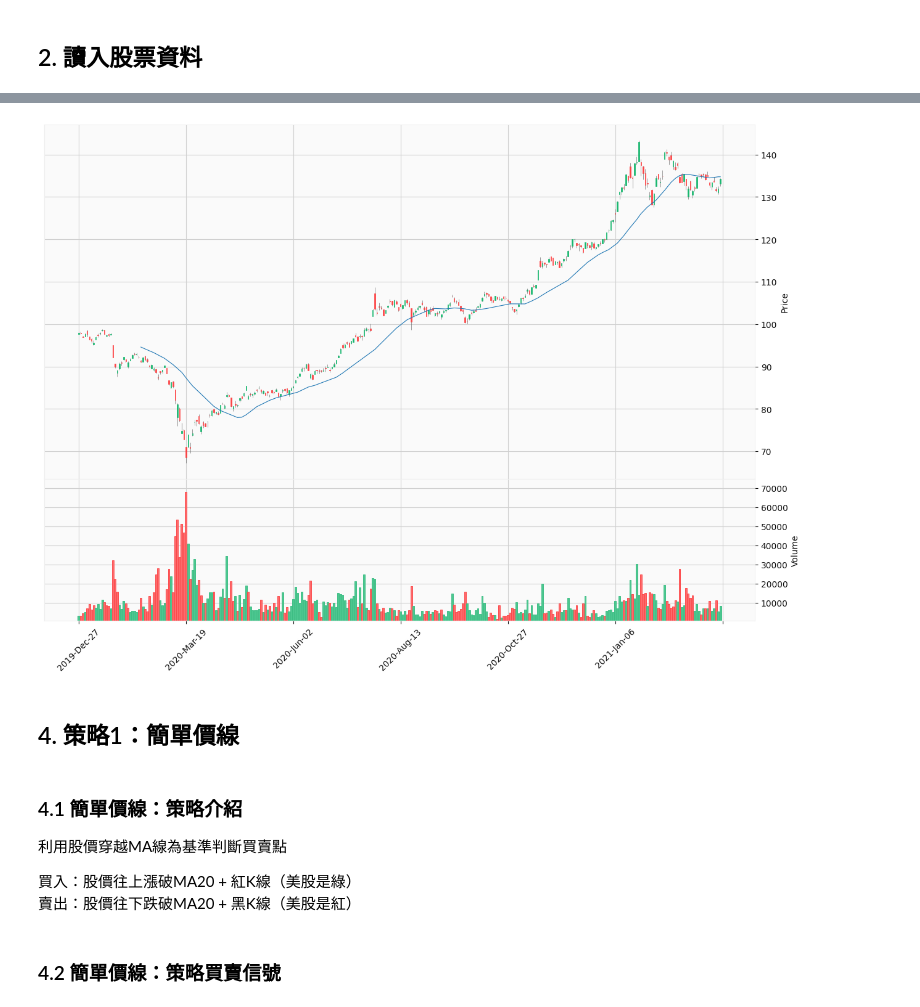
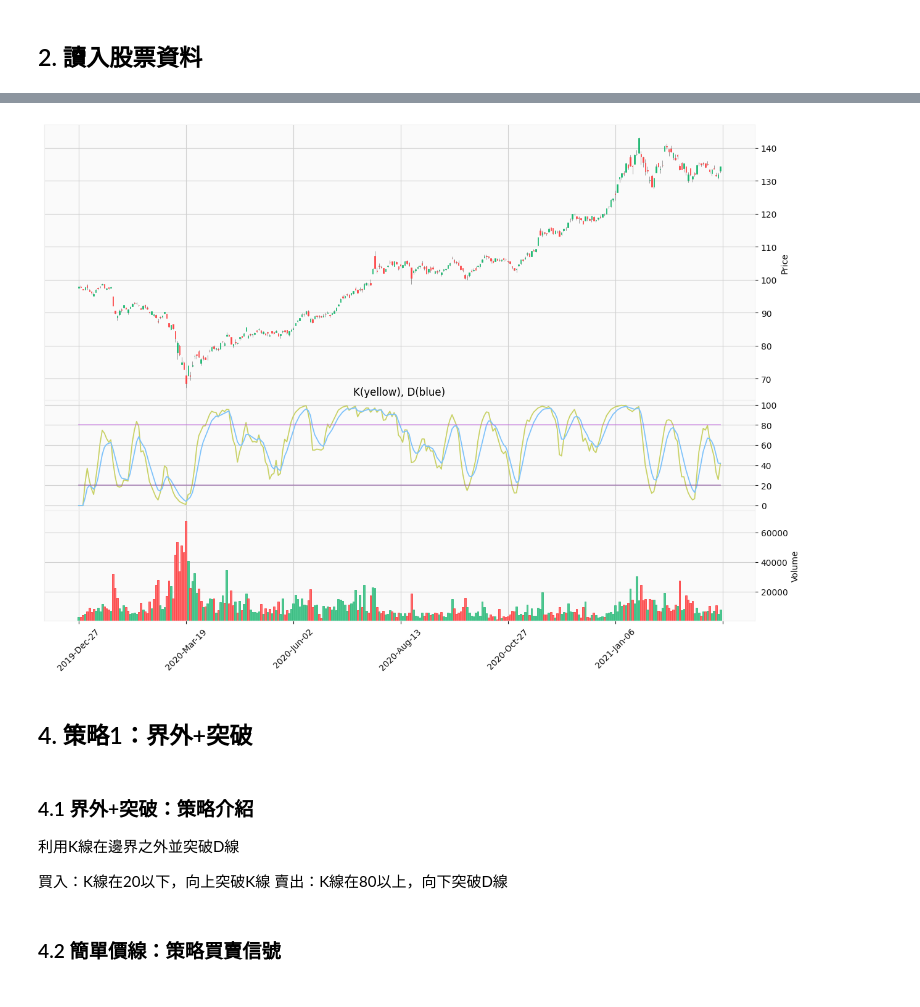
Before and after one commit to a23956491z/backtesting-project, a Jupyter notebook: production/KD/explanation.ipynb, the cells around one changed output, grey strips where cells are left out. Saved outputs shown, nothing was run; the diff lists cells and outputs as text; code cells hidden in the pictures.

Commit message:
Production: KD explan calc KD & plot
* calculate KD indicator
* plot KD indicator and price candle graph

```diff
--- a/production/KD/explanation.ipynb
+++ b/production/KD/explanation.ipynb
@@ -67,27 +111,36 @@ Date
 # %%
 import mplfinance as mpf
 
-# moving window of moving average indicator
-# suhc as N = 30
-MOVING_WINDOW = 30
 
+plots = [
+            # '#c8d164' is yellow
+            # '#7dc2fa' is blue
+            mpf.make_addplot(data['k'], panel = 1, color='#c8d164', title='K(yellow), D(blue)'),
+            mpf.make_addplot(data['d'], panel = 1, color='#7dc2fa'),
 
-mpf.plot( ticker,
+                # upperbound & lowerbound
+            mpf.make_addplot(np.full((len(data['k'])), upperBound), panel = 1, color='#bf5ce0', alpha=0.5),
+            mpf.make_addplot(np.full((len(data['d'])), lowerBound), panel = 1, color='#7e3696', alpha=0.5),
+]
+
+mpf.plot( data,
             type='candle',       # candlestick chart of stock price
-            mav = MOVING_WINDOW, # mav is moving average window
             volume=True,         # plots trading volume as well
+            volume_panel=2,
             figscale=2,          # make graph twice bigger
-            style='yahoo')       # color scheme using 'yahoo' style
+            style='yahoo',       # color scheme using 'yahoo' style
+            addplot = plots,
+)
 # %% [output]
-[figure, old version]
+[figure, new version]
 # %% [markdown]
-## 4. 策略1：簡單價線
+## 4. 策略1：界外+突破
 # %% [markdown]
-### 4.1 簡單價線：策略介紹
-利用股價穿越MA線為基準判斷買賣點
+### 4.1 界外+突破：策略介紹
+利用K線在邊界之外並突破D線
 
-買入：股價往上漲破MA20 + 紅K線（美股是綠）
-賣出：股價往下跌破MA20 + 黑K線（美股是紅）
+買入：K線在20以下，向上突破K線
+賣出：K線在80以上，向下突破D線
 # %% [markdown]
 ### 4.2 簡單價線：策略買賣信號
 # %%
```
Also changed, not shown: parts of 4 cells of this notebook.
